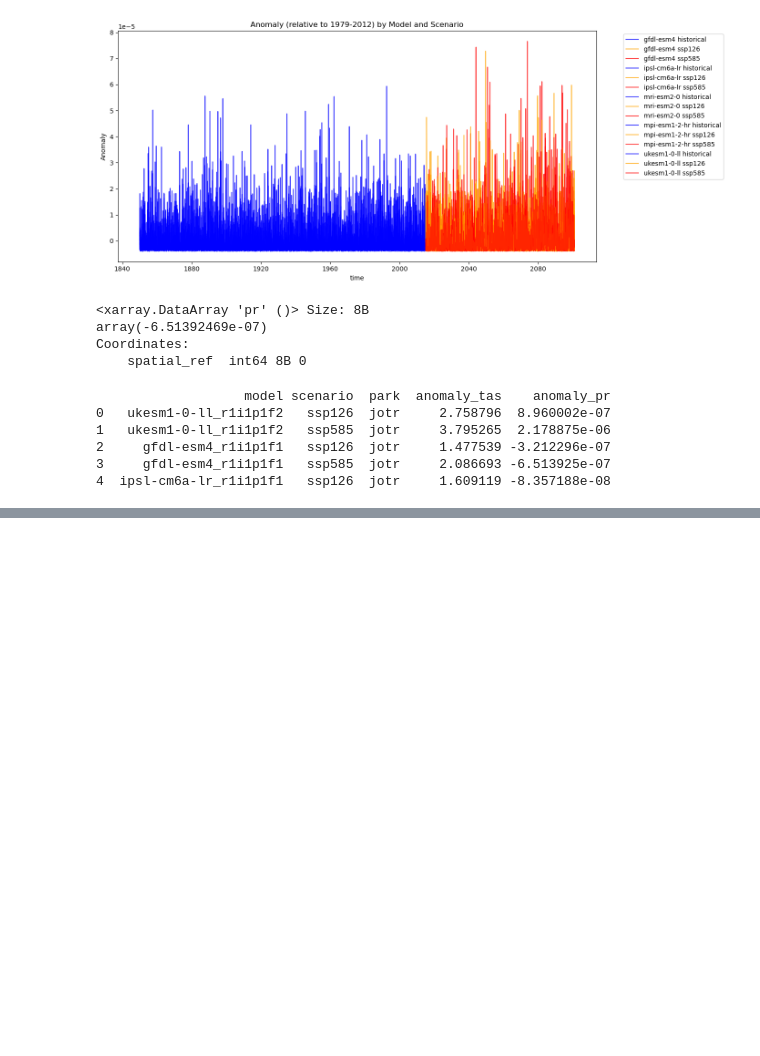
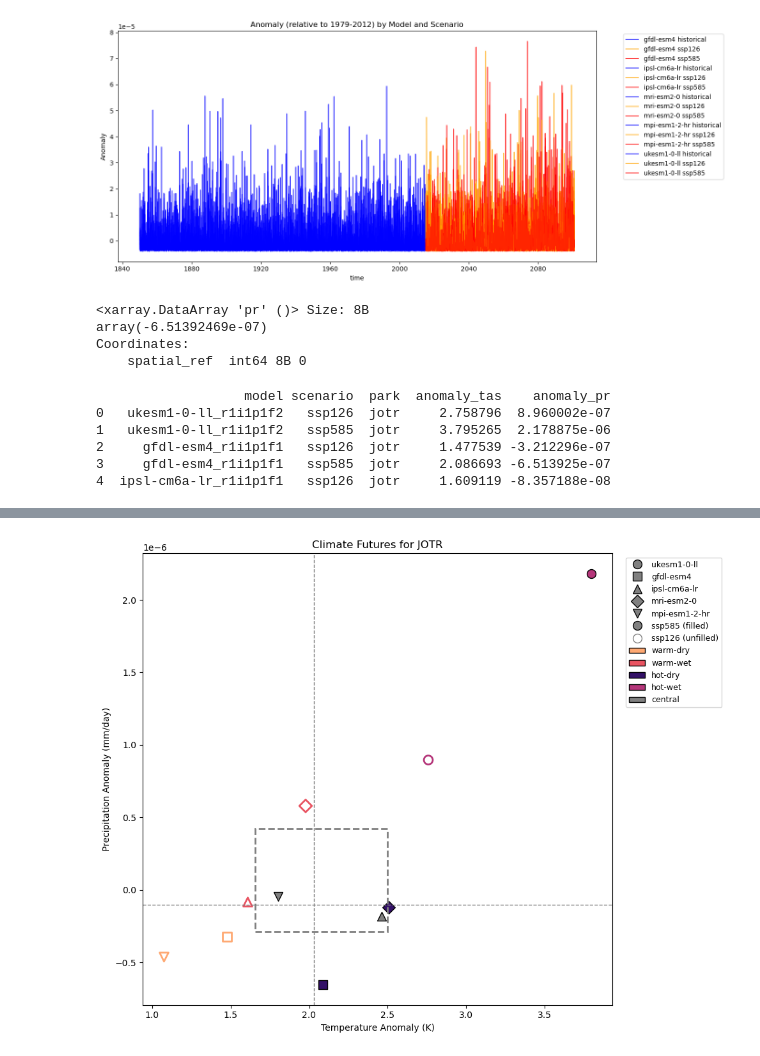
Before and after one commit to SchmidtDSE/climate_futures, a Jupyter notebook: climate_futures.ipynb, the cells around one changed output, grey strips where cells are left out. Saved outputs shown, nothing was run; the diff lists cells and outputs as text; code cells hidden in the pictures; blank space fills up the shorter version.

Commit message:
recreated climate futures plot

```diff
--- a/climate_futures.ipynb
+++ b/climate_futures.ipynb
@@ -272,0 +188,82 @@ plt.show()
+# %%
+import matplotlib.pyplot as plt
+import matplotlib.patches as patches
+from matplotlib.lines import Line2D
+import matplotlib.cm as cm
+
+# Get 4 colors from magma colormap for the quadrants
+magma = cm.get_cmap('magma', 4)
+print(magma)
+future_colors = {
+    'warm-dry': '#fea973',   # lighter
+    'warm-wet': '#e95462',   # medium
+    'hot-dry':'#331067',    # darker
+    'hot-wet': '#b5367a',    # darkest
+    'central': 'gray'
+}
+
+# Markers for models
+model_markers = {'ukesm1-0-ll_r1i1p1f2': 'o', 'gfdl-esm4_r1i1p1f1': 's', 'ipsl-cm6a-lr_r1i1p1f1': '^',
+                 'mri-esm2-0_r1i1p1f1': 'D', 'mpi-esm1-2-hr_r1i1p1f1': 'v'}
+
+# Calculate median for quadrant dividing lines
+median_tas = df['anomaly_tas'].median()
+median_pr = df['anomaly_pr'].median()
+
+# Create plot
+fig, ax = plt.subplots(figsize=(10, 8))
+
+# Plot points by model and scenario, colored by quadrant
+for model in df['model'].unique():
+    for scenario in df['scenario'].unique():
+        subset = df[(df['model'] == model) & (df['scenario'] == scenario)]
+        if len(subset) > 0:
+            for future in subset['climate_future'].unique():
+                future_subset = subset[subset['climate_future'] == future]
+                color = future_colors.get(future, 'gray')
+                # Filled for ssp585, unfilled for ssp126
+                if scenario == 'ssp585':
+                    ax.scatter(future_subset['anomaly_tas'], future_subset['anomaly_pr'],
+                              marker=model_markers.get(model, 'o'),
+                              facecolor=color, edgecolor='k',
+                              s=100, alpha=1, linewidth=1)
+                else:
+                    ax.scatter(future_subset['anomaly_tas'], future_subset['anomaly_pr'],
+                              marker=model_markers.get(model, 'o'),
+                              facecolor='none', edgecolor=color,
+                              s=100, alpha=1, linewidth=2)
+
+# Draw central tendency box (25th-75th percentile)
+ax.add_patch(patches.Rectangle((quantiles.loc[0.25, 'anomaly_tas'], quantiles.loc[0.25, 'anomaly_pr']),
+                               quantiles.loc[0.75, 'anomaly_tas'] - quantiles.loc[0.25, 'anomaly_tas'],
+                               quantiles.loc[0.75, 'anomaly_pr'] - quantiles.loc[0.25, 'anomaly_pr'],
+                               linewidth=2, edgecolor='gray', facecolor='none', linestyle='--'))
+
+# Add median lines (0.5 quantile) - divides L-shaped quadrants
+ax.axvline(median_tas, color='gray', linestyle='--', alpha=1, linewidth=1)
+ax.axhline(median_pr, color='gray', linestyle='--', alpha=1, linewidth=1)
+
+# Labels
+ax.set_xlabel('Temperature Anomaly (K)')
+ax.set_ylabel('Precipitation Anomaly (mm/day)')
+ax.set_title(f'Climate Futures for {park.upper()}')
+
+# Create legend
+legend_elements = []
+# Models
+for model, marker in model_markers.items():
+    legend_elements.append(Line2D([0], [0], marker=marker, color='w', markerfacecolor='gray',
+                                  markersize=10, label=model.split('_')[0], markeredgecolor='k'))
+# Scenarios
+legend_elements.append(Line2D([0], [0], marker='o', color='w', markerfacecolor='gray',
+                              markersize=10, label='ssp585 (filled)', markeredgecolor='k'))
+legend_elements.append(Line2D([0], [0], marker='o', color='w', markerfacecolor='gray',
+                              markersize=10, label='ssp126 (unfilled)', markeredgecolor='gray', fillstyle='none'))
+# Quadrants
+for future, color in future_colors.items():
+    legend_elements.append(patches.Patch(facecolor=color, edgecolor='k', alpha=1, label=future))
+
+ax.legend(handles=legend_elements, loc='upper left', bbox_to_anchor=(1.02, 1), fontsize=9)
+plt.tight_layout()
+plt.show()
+# %% [output]
@@ -272,0 +271 @@ plt.show()
+[figure, added]
```
Also changed, not shown: parts of 5 cells of this notebook.
